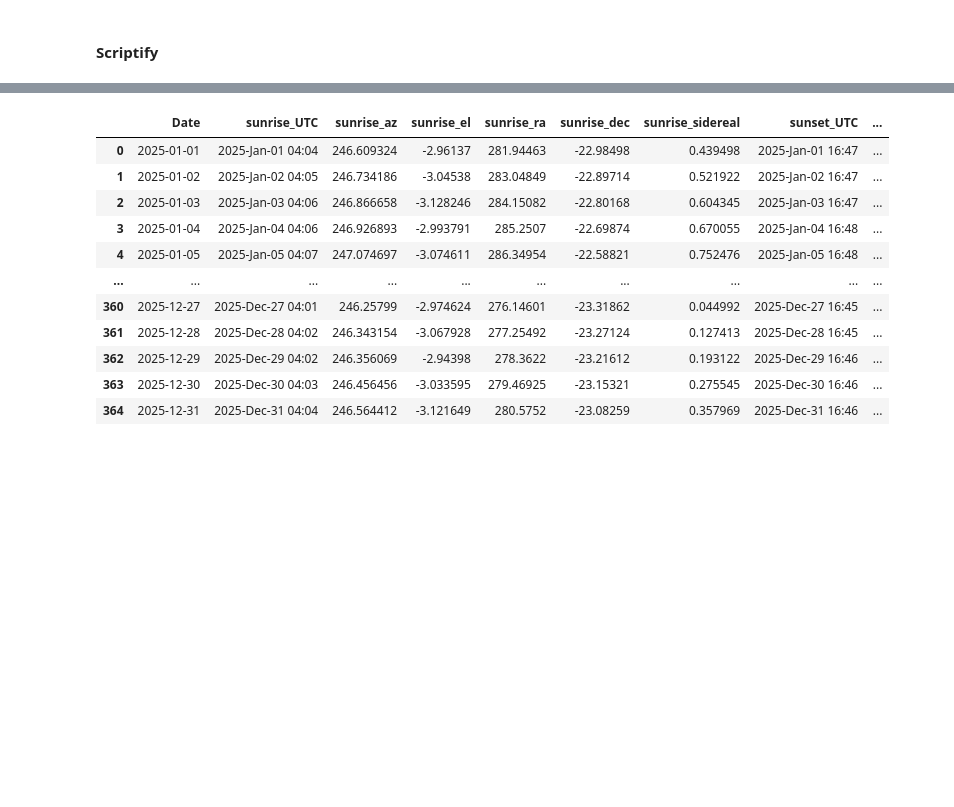
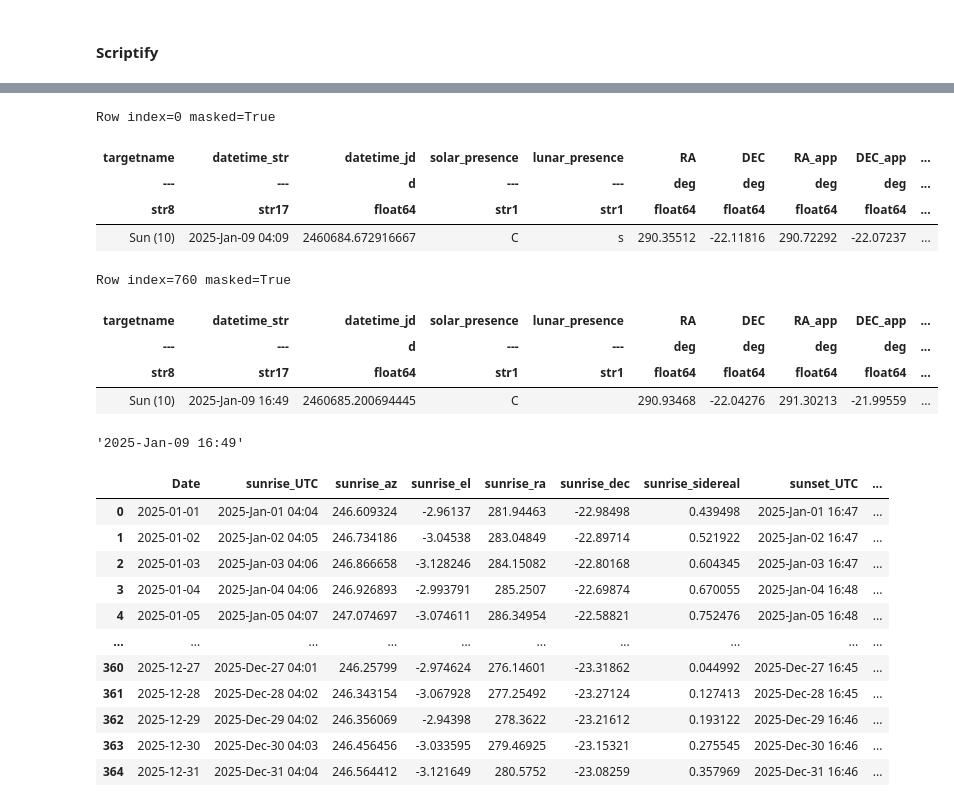
Before and after one commit to isa-kain/twilight, a Jupyter notebook: Pointing constraints tool.ipynb, the cells around one changed output, grey strips where cells are left out. Drawn from its saved outputs; the diff is of its cells as text; code cells hidden in the pictures; blank space fills up the shorter version.

```diff
--- a/Pointing constraints tool.ipynb
+++ b/Pointing constraints tool.ipynb
@@ -440,0 +468,16 @@ for i in tqdm(range(len(start_datetimes))):
+# %%
+print(start, end)
+
+# Set epoch to query
+epoch =  {'start':start.strftime('%Y-%m-%d %H:%M:%S'), 'stop':end.strftime('%Y-%m-%d %H:%M:%S'), 'step':'1m'}
+
+# Send query
+obj = Horizons(id='sun', location='T17', epochs=epoch) # t17 = Keck II
+result = obj.ephemerides(skip_daylight=True)
+
+
+display( result[0] )
+display( result[-1] )
+
+display(result['datetime_str'][-1])
+# %% [output]
@@ -441,3 +485,14 @@ for i in tqdm(range(len(start_datetimes))):
+Row index=0 masked=True
+| targetname | datetime_str | datetime_jd | solar_presence | lunar_presence | RA | DEC | RA_app | DEC_app | ... |
+| --- | --- | d | --- | --- | deg | deg | deg | deg | ... |
+| str8 | str17 | float64 | str1 | str1 | float64 | float64 | float64 | float64 | ... |
+| Sun (10) | 2025-Jan-09 04:09 | 2460684.672916667 | C | s | 290.35512 | -22.11816 | 290.72292 | -22.07237 | ... |
+Row index=760 masked=True
+| targetname | datetime_str | datetime_jd | solar_presence | lunar_presence | RA | DEC | RA_app | DEC_app | ... |
+| --- | --- | d | --- | --- | deg | deg | deg | deg | ... |
+| str8 | str17 | float64 | str1 | str1 | float64 | float64 | float64 | float64 | ... |
+| Sun (10) | 2025-Jan-09 16:49 | 2460685.200694445 | C |  | 290.93468 | -22.04276 | 291.30213 | -21.99559 | ... |
+'2025-Jan-09 16:49'
 # %%
 df
 # %% [output]
```
Also changed, not shown: parts of 15 cells of this notebook, 5 other files.
